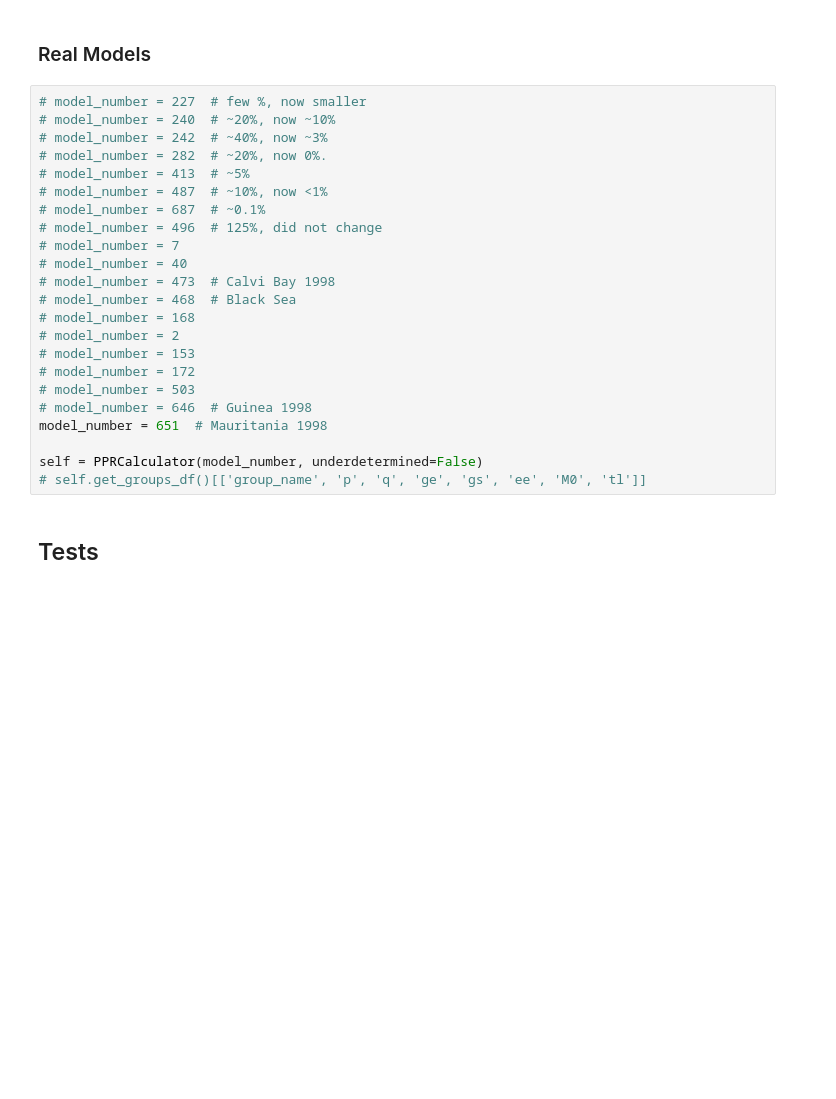
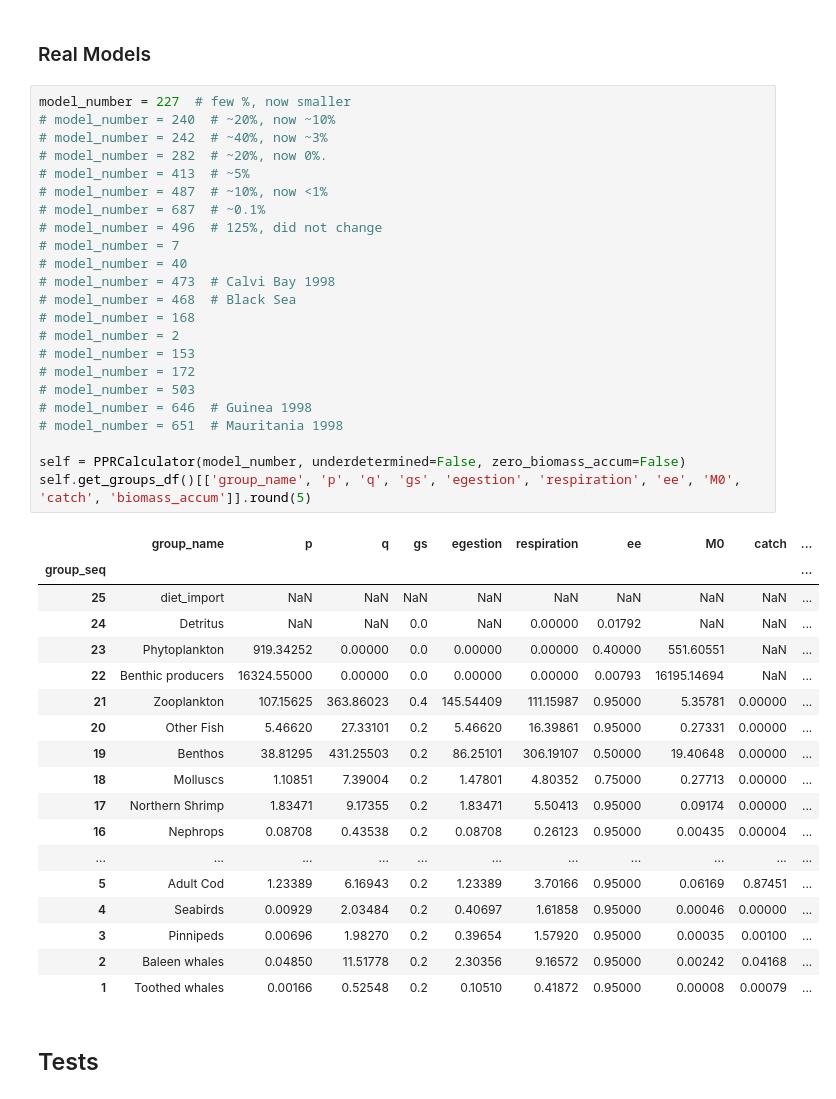
Before and after one commit to idocarmel1/PPREstimation, a Jupyter notebook: ToyModels/comp0426.ipynb, the cells around one changed output. Drawn from its saved outputs; the diff is of its cells as text; blank space fills up the shorter version.

```diff
--- a/ToyModels/comp0426.ipynb
+++ b/ToyModels/comp0426.ipynb
@@ -895,28 +888,47 @@ self.is_model_balanced()
 # %% [markdown]
 ### Real Models
 # %%
-# model_number = 227  # few %, now smaller
+model_number = 227  # few %, now smaller
 # model_number = 240  # ~20%, now ~10%
 # model_number = 242  # ~40%, now ~3%
 # model_number = 282  # ~20%, now 0%.
 # model_number = 413  # ~5%
 # model_number = 487  # ~10%, now <1%
 # model_number = 687  # ~0.1%
 # model_number = 496  # 125%, did not change
 # model_number = 7
 # model_number = 40
 # model_number = 473  # Calvi Bay 1998
 # model_number = 468  # Black Sea
 # model_number = 168
 # model_number = 2
 # model_number = 153
 # model_number = 172
 # model_number = 503
 # model_number = 646  # Guinea 1998
-model_number = 651  # Mauritania 1998
+# model_number = 651  # Mauritania 1998
 
-self = PPRCalculator(model_number, underdetermined=False)
-# self.get_groups_df()[['group_name', 'p', 'q', 'ge', 'gs', 'ee', 'M0', 'tl']]
+self = PPRCalculator(model_number, underdetermined=False, zero_biomass_accum=False)
+self.get_groups_df()[['group_name', 'p', 'q', 'gs', 'egestion', 'respiration', 'ee', 'M0', 'catch', 'biomass_accum']].round(5)
+# %% [output]
+|  | group_name | p | q | gs | egestion | respiration | ee | M0 | catch | ... |
+| group_seq |  |  |  |  |  |  |  |  |  | ... |
+| 25 | diet_import | NaN | NaN | NaN | NaN | NaN | NaN | NaN | NaN | ... |
+| 24 | Detritus | NaN | NaN | 0.0 | NaN | 0.00000 | 0.01792 | NaN | NaN | ... |
+| 23 | Phytoplankton | 919.34252 | 0.00000 | 0.0 | 0.00000 | 0.00000 | 0.40000 | 551.60551 | NaN | ... |
+| 22 | Benthic producers | 16324.55000 | 0.00000 | 0.0 | 0.00000 | 0.00000 | 0.00793 | 16195.14694 | NaN | ... |
+| 21 | Zooplankton | 107.15625 | 363.86023 | 0.4 | 145.54409 | 111.15987 | 0.95000 | 5.35781 | 0.00000 | ... |
+| 20 | Other Fish | 5.46620 | 27.33101 | 0.2 | 5.46620 | 16.39861 | 0.95000 | 0.27331 | 0.00000 | ... |
+| 19 | Benthos | 38.81295 | 431.25503 | 0.2 | 86.25101 | 306.19107 | 0.50000 | 19.40648 | 0.00000 | ... |
+| 18 | Molluscs | 1.10851 | 7.39004 | 0.2 | 1.47801 | 4.80352 | 0.75000 | 0.27713 | 0.00000 | ... |
+| 17 | Northern Shrimp | 1.83471 | 9.17355 | 0.2 | 1.83471 | 5.50413 | 0.95000 | 0.09174 | 0.00000 | ... |
+| 16 | Nephrops | 0.08708 | 0.43538 | 0.2 | 0.08708 | 0.26123 | 0.95000 | 0.00435 | 0.00004 | ... |
+| ... | ... | ... | ... | ... | ... | ... | ... | ... | ... | ... |
+| 5 | Adult Cod | 1.23389 | 6.16943 | 0.2 | 1.23389 | 3.70166 | 0.95000 | 0.06169 | 0.87451 | ... |
+| 4 | Seabirds | 0.00929 | 2.03484 | 0.2 | 0.40697 | 1.61858 | 0.95000 | 0.00046 | 0.00000 | ... |
+| 3 | Pinnipeds | 0.00696 | 1.98270 | 0.2 | 0.39654 | 1.57920 | 0.95000 | 0.00035 | 0.00100 | ... |
+| 2 | Baleen whales | 0.04850 | 11.51778 | 0.2 | 2.30356 | 9.16572 | 0.95000 | 0.00242 | 0.04168 | ... |
+| 1 | Toothed whales | 0.00166 | 0.52548 | 0.2 | 0.10510 | 0.41872 | 0.95000 | 0.00008 | 0.00079 | ... |
 # %% [markdown]
 ## Tests
 # %%
```
Also changed, not shown: parts of 2 cells of this notebook, 1 other file.
